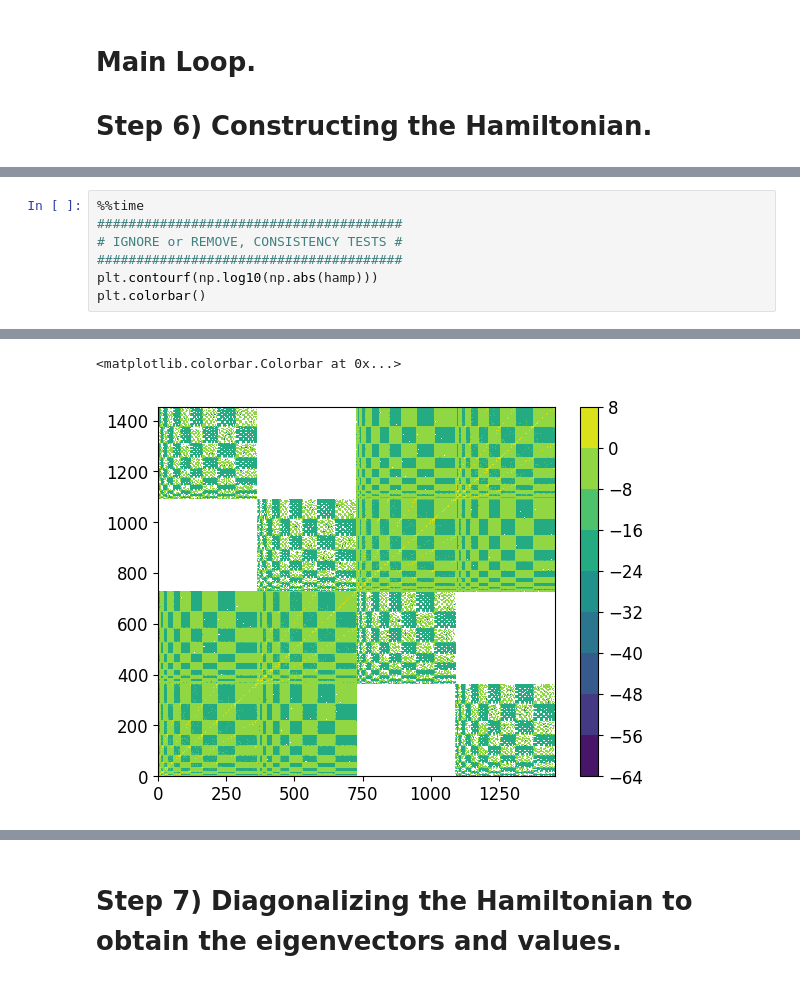
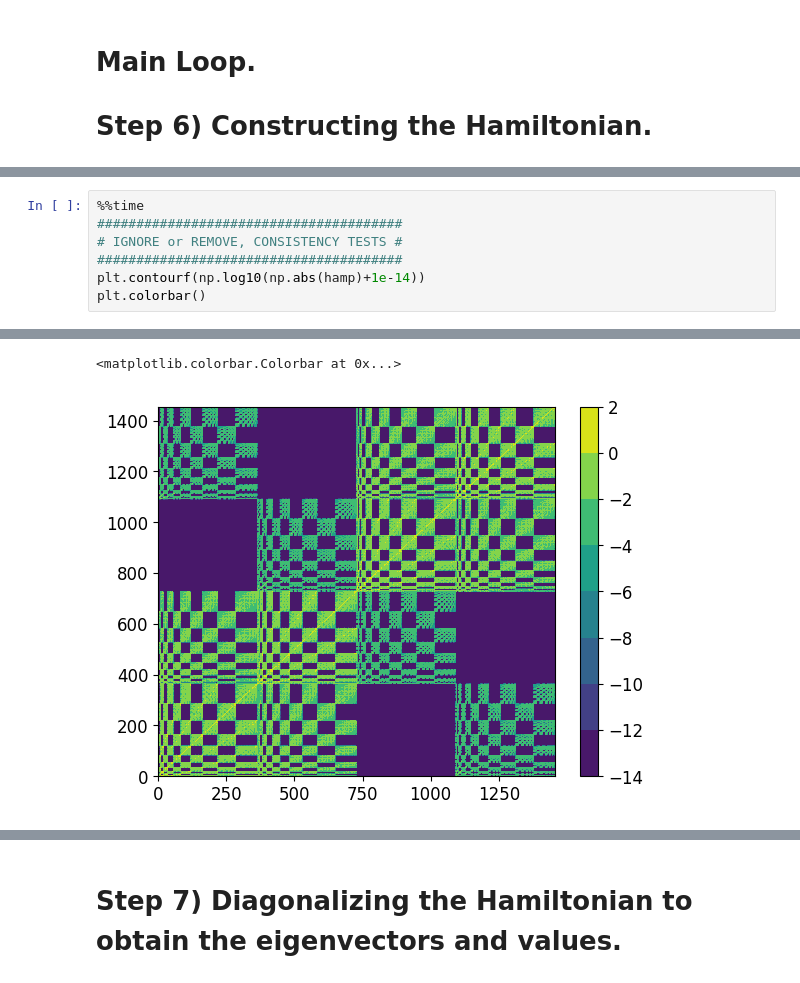
Before and after one commit to ia4021/harmonic3dhfb, a Jupyter notebook: harmonic3dhfb.ipynb, the cells around one changed output, grey strips where cells are left out. Drawn from its saved outputs; the diff is of its cells as text.

```diff
--- a/harmonic3dhfb.ipynb
+++ b/harmonic3dhfb.ipynb
@@ -928,6 +1069,6 @@ Wall time: 53.9 s
 #######################################
 # IGNORE or REMOVE, CONSISTENCY TESTS #
 #######################################
-plt.contourf(np.log10(np.abs(hamp)))
+plt.contourf(np.log10(np.abs(hamp)+1e-14))
 plt.colorbar()
 # %% [output]
@@ -936,5 +1077,5 @@ Wall time: 477 ms
 <matplotlib.colorbar.Colorbar at 0x...>
-[figure, old version]
+[figure, new version]
 # %%
 %%time
 #######################################
```
Also changed, not shown: parts of 38 cells of this notebook.
